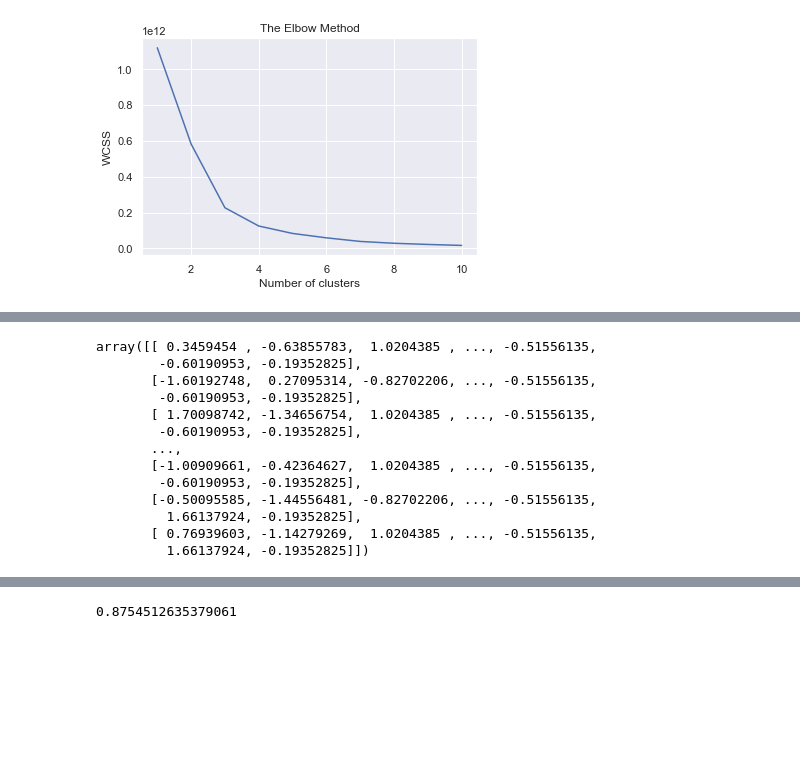
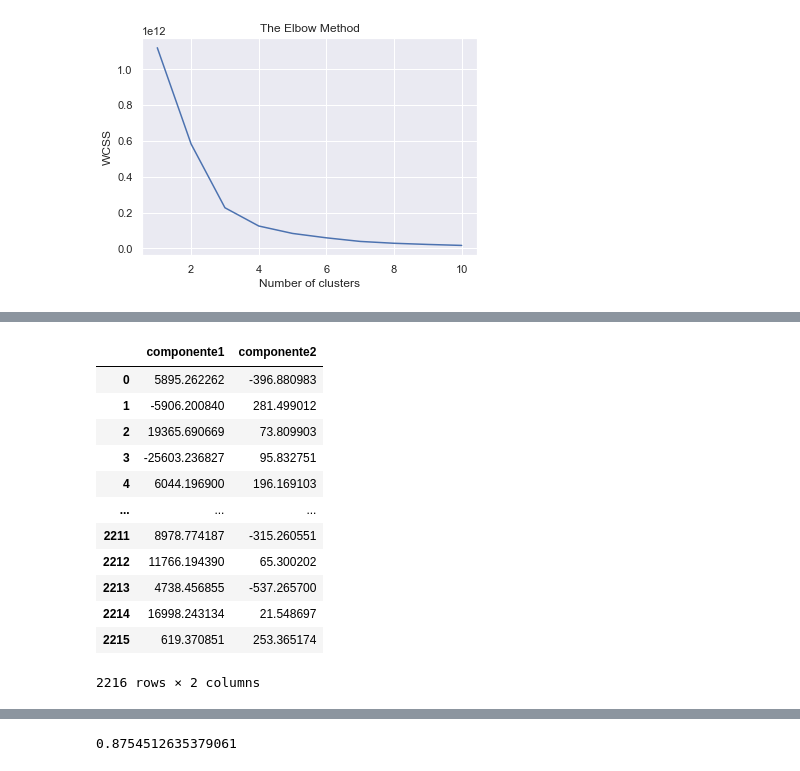
Before and after one commit to andrdpedro/QADS_grupo3, a Jupyter notebook: modelo_QADS.ipynb, the cells around one changed output, grey strips where cells are left out. Drawn from its saved outputs; the diff is of its cells as text; code cells hidden in the pictures; blank space fills up the shorter version.

```diff
--- a/modelo_QADS.ipynb
+++ b/modelo_QADS.ipynb
@@ -220,3 +242,0 @@ plt.scatter(X_embedded[:,0], X_embedded[:,1], c = kmeans.labels_)
-# %%
-X = df.drop(['Response', 'Dt_Customer'], axis=1)
-y = df['Response']
@@ -225,18 +243,19 @@ X_train, X_test, y_train, y_test = train_test_split(X, y, random_state=42, strat
-# %%
-sc = StandardScaler()
-sc.fit_transform(X_train)
-sc.transform(X_test)
-# %% [output]
-array([[ 0.3459454 , -0.63855783,  1.0204385 , ..., -0.51556135,
-        -0.60190953, -0.19352825],
-       [-1.60192748,  0.27095314, -0.82702206, ..., -0.51556135,
-        -0.60190953, -0.19352825],
-       [ 1.70098742, -1.34656754,  1.0204385 , ..., -0.51556135,
-        -0.60190953, -0.19352825],
-       ...,
-       [-1.00909661, -0.42364627,  1.0204385 , ..., -0.51556135,
-        -0.60190953, -0.19352825],
-       [-0.50095585, -1.44556481, -0.82702206, ..., -0.51556135,
-         1.66137924, -0.19352825],
-       [ 0.76939603, -1.14279269,  1.0204385 , ..., -0.51556135,
-         1.66137924, -0.19352825]])
+# %%
+pca = PCA(n_components=2)
+components = pca.fit_transform(X)
+pcaDf = pd.DataFrame(components, columns=['componente1', 'componente2']).dropna()
+pcaDf
+# %% [output]
+|  | componente1 | componente2 |
+| 0 | 5895.262262 | -396.880983 |
+| 1 | -5906.200840 | 281.499012 |
+| 2 | 19365.690669 | 73.809903 |
+| 3 | -25603.236827 | 95.832751 |
+| 4 | 6044.196900 | 196.169103 |
+| ... | ... | ... |
+| 2211 | 8978.774187 | -315.260551 |
+| 2212 | 11766.194390 | 65.300202 |
+| 2213 | 4738.456855 | -537.265700 |
+| 2214 | 16998.243134 | 21.548697 |
+| 2215 | 619.370851 | 253.365174 |
+2216 rows × 2 columns
```
Also changed, not shown: parts of 29 cells of this notebook.
